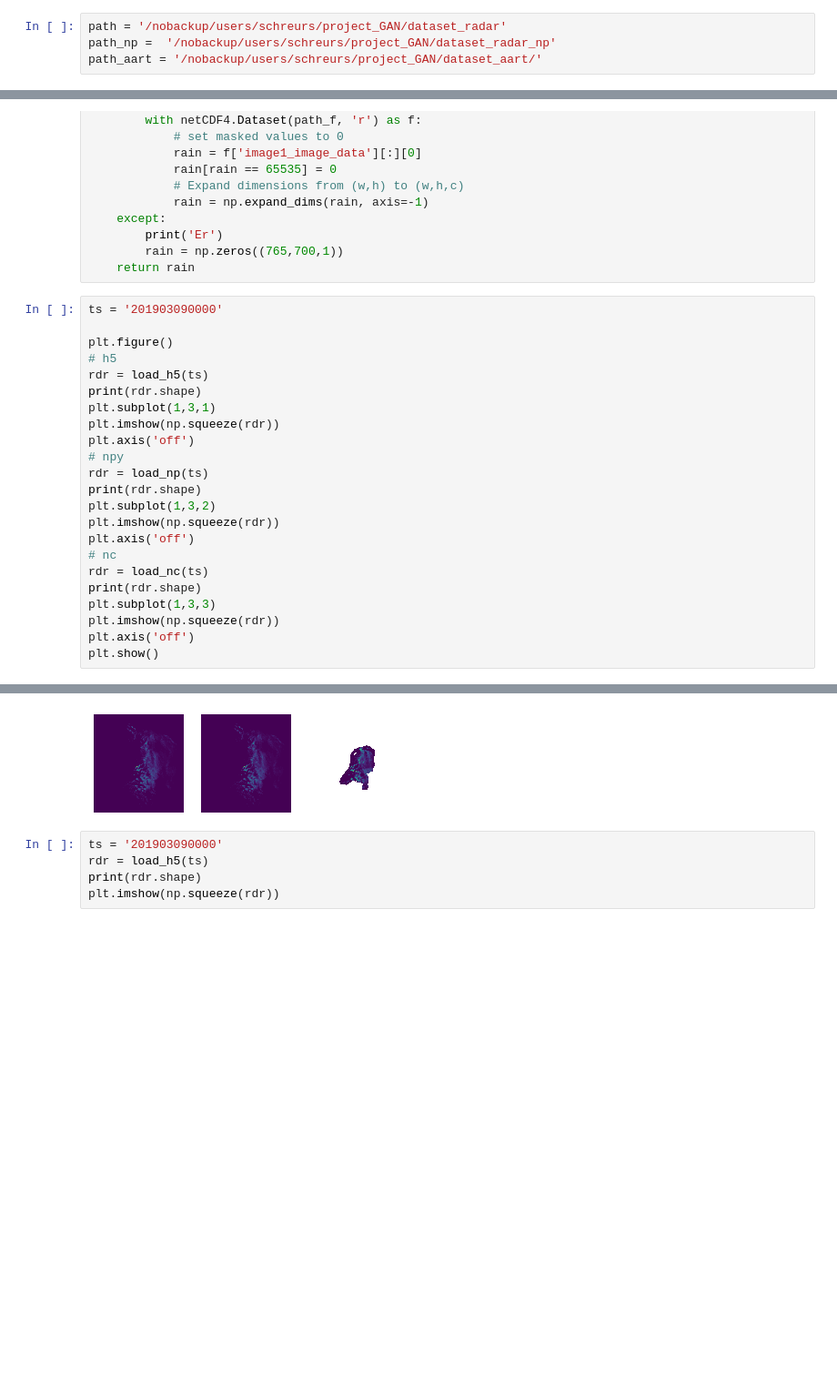
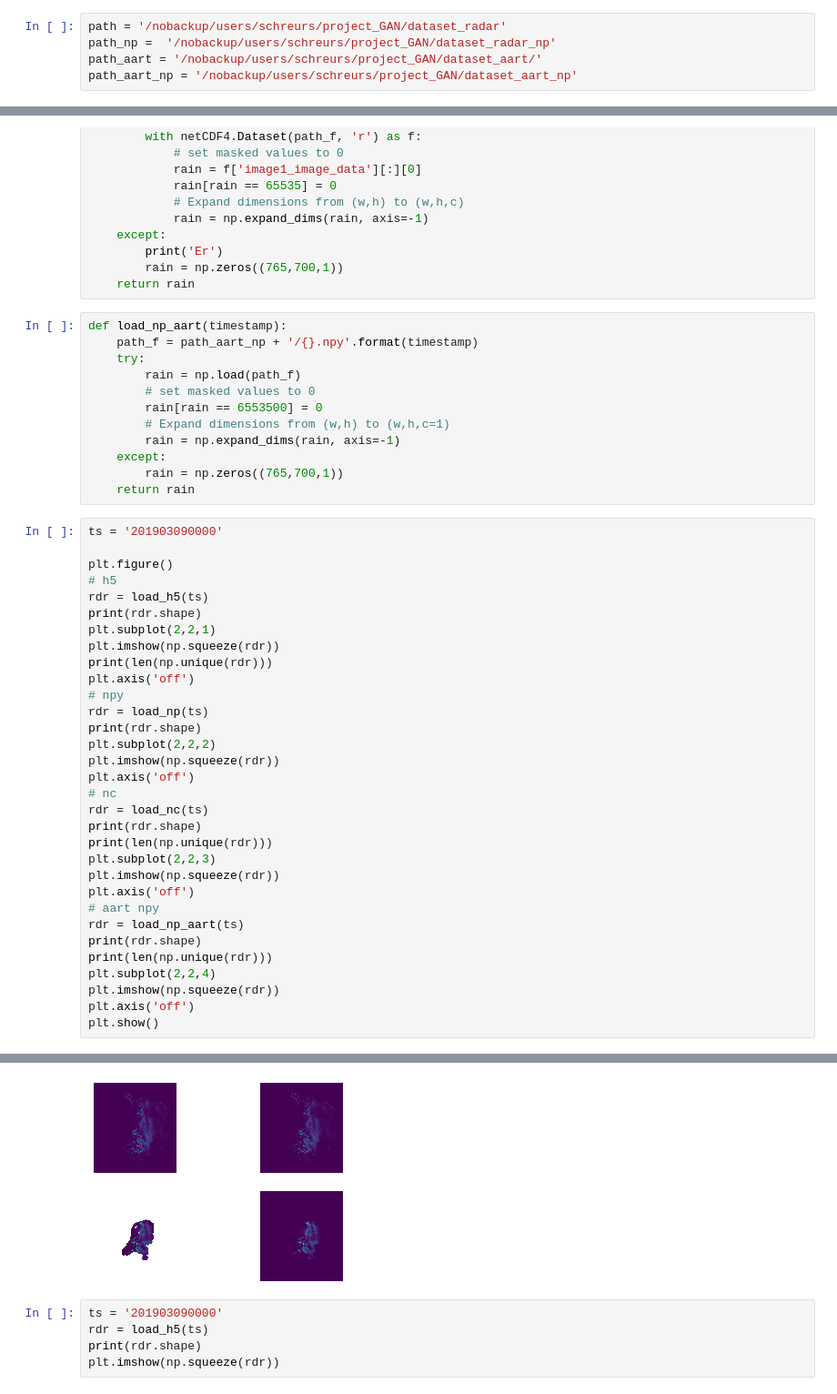
Before and after one commit to KoertS/precipitation-nowcasting-using-GANs, a Jupyter notebook: precipitation_forecasting/test_performance.ipynb, the cells around one changed output, grey strips where cells are left out. Shown at 91% size. Cells and saved outputs as stored; diff of their text form; blank space fills up the shorter version.

```diff
--- a/precipitation_forecasting/test_performance.ipynb
+++ b/precipitation_forecasting/test_performance.ipynb
@@ -11,6 +11,7 @@ import matplotlib.pyplot as plt
 path = '/nobackup/users/schreurs/project_GAN/dataset_radar'
 path_np =  '/nobackup/users/schreurs/project_GAN/dataset_radar_np'
 path_aart = '/nobackup/users/schreurs/project_GAN/dataset_aart/'
+path_aart_np = '/nobackup/users/schreurs/project_GAN/dataset_aart_np'
 # %%
 def load_h5(timestamp):
     path_f = path + '/RAD_NL25_RAC_RT_{}.h5'.format(timestamp)
@@ -50,6 +51,18 @@ def load_nc(timestamp):
         print('Er')
         rain = np.zeros((765,700,1))
     return rain
+# %%
+def load_np_aart(timestamp):
+    path_f = path_aart_np + '/{}.npy'.format(timestamp)
+    try:
+        rain = np.load(path_f)
+        # set masked values to 0
+        rain[rain == 6553500] = 0
+        # Expand dimensions from (w,h) to (w,h,c=1)
+        rain = np.expand_dims(rain, axis=-1)
+    except:
+        rain = np.zeros((765,700,1))
+    return rain
 # %%
 ts = '201903090000'
 
@@ -57,19 +70,28 @@ plt.figure()
 # h5
 rdr = load_h5(ts)
 print(rdr.shape)
-plt.subplot(1,3,1)
+plt.subplot(2,2,1)
 plt.imshow(np.squeeze(rdr))
+print(len(np.unique(rdr)))
 plt.axis('off')
 # npy
 rdr = load_np(ts)
 print(rdr.shape)
-plt.subplot(1,3,2)
+plt.subplot(2,2,2)
 plt.imshow(np.squeeze(rdr))
 plt.axis('off')
 # nc
 rdr = load_nc(ts)
 print(rdr.shape)
-plt.subplot(1,3,3)
+print(len(np.unique(rdr)))
+plt.subplot(2,2,3)
+plt.imshow(np.squeeze(rdr))
+plt.axis('off')
+# aart npy
+rdr = load_np_aart(ts)
+print(rdr.shape)
+print(len(np.unique(rdr)))
+plt.subplot(2,2,4)
 plt.imshow(np.squeeze(rdr))
 plt.axis('off')
 plt.show()
@@ -80,4 +106,4 @@ plt.show()
-[figure, old version]
+[figure, new version]
 # %%
 ts = '201903090000'
 rdr = load_h5(ts)
```
Also changed, not shown: parts of 2 cells of this notebook.
